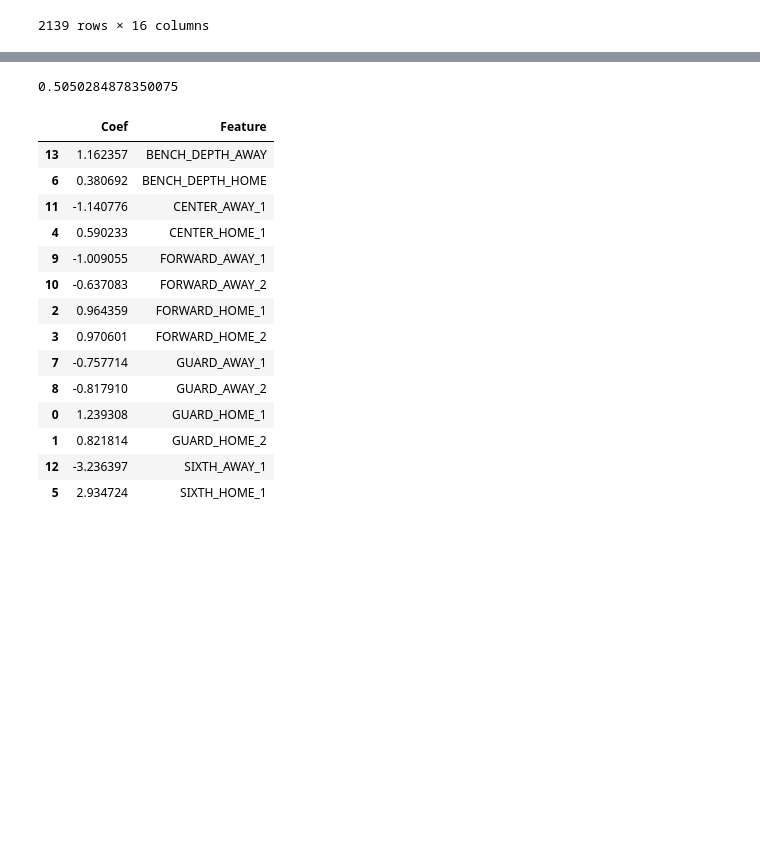
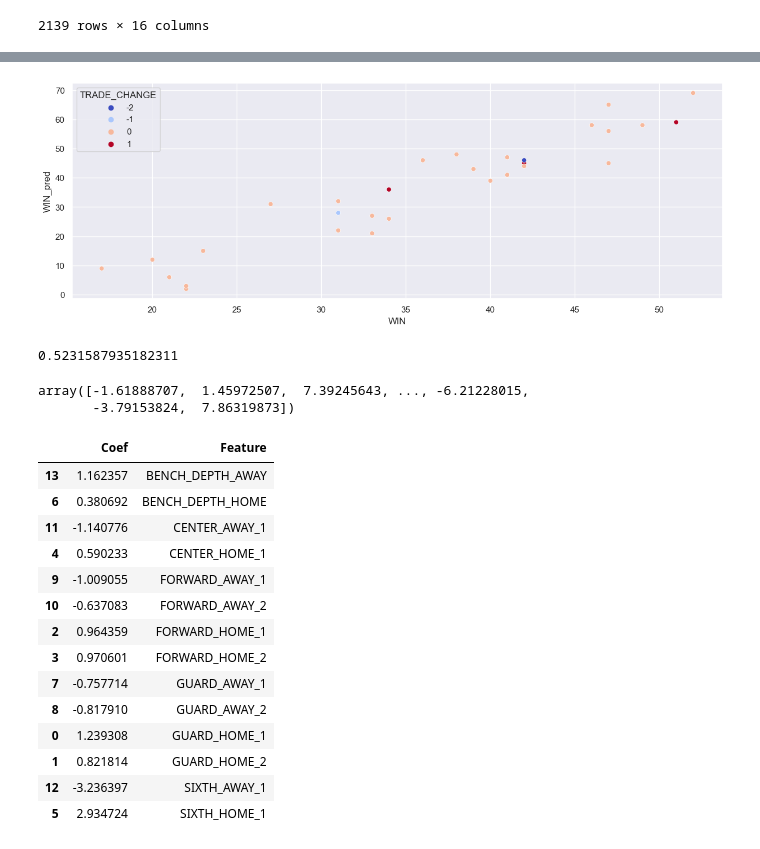
Before and after one commit to finnoh/data_science_project, a Jupyter notebook: season_prediction_rapm.ipynb, the cells around one changed output, grey strips where cells are left out. Saved outputs shown, nothing was run; the diff lists cells and outputs as text; code cells hidden in the pictures; blank space fills up the shorter version.

```diff
--- a/season_prediction_rapm.ipynb
+++ b/season_prediction_rapm.ipynb
@@ -349,0 +653,3 @@ df_int_test
+# %%
+prediction = rf.predict(X_trade)
+df_int_test['Prediction_Trade_PM'] = prediction
@@ -349,0 +662,7 @@ df_int_test
+# %%
+df_int_test['WIN_HOME'] = np.where(df_int_test['PLUS_MINUS_y'] > 0, 1, 0)
+df_int_test['WIN_AWAY'] = np.where(df_int_test['PLUS_MINUS_y'] > 0, 0, 1)
+df_int_test['WIN_HOME_pred'] = np.where(df_int_test['Prediction_PM'] > 0, 1, 0)
+df_int_test['WIN_AWAY_pred'] = np.where(df_int_test['Prediction_PM'] > 0, 0, 1)
+df_int_test['WIN_HOME_trade'] = np.where(df_int_test['Prediction_Trade_PM'] > 0, 1, 0)
+df_int_test['WIN_AWAY_trade'] = np.where(df_int_test['Prediction_Trade_PM'] > 0, 0, 1)
@@ -349,0 +687,22 @@ df_int_test
+# %%
+season_performance_home = df_int_test.groupby(['SEASON_ID_x', 'HOME_TEAM_ABB'])[['WIN_HOME', 'WIN_HOME_pred', 'WIN_HOME_trade']].sum()
+season_performance_away = df_int_test.groupby(['SEASON_ID_x', 'AWAY_TEAM_ABB'])[['WIN_AWAY', 'WIN_AWAY_pred', 'WIN_AWAY_trade']].sum()
+season_performance_home.reset_index(inplace=True)
+season_performance_away.reset_index(inplace=True)
+
+season_performance_tmp = pd.merge(season_performance_home, season_performance_away, left_on=['SEASON_ID_x', 'HOME_TEAM_ABB'], right_on=['SEASON_ID_x', 'AWAY_TEAM_ABB'])
+# %%
+season_performance_tmp['WIN'] = season_performance_tmp['WIN_HOME'] + season_performance_tmp['WIN_AWAY']
+season_performance_tmp['WIN_pred'] = season_performance_tmp['WIN_HOME_pred'] + season_performance_tmp['WIN_AWAY_pred']
+season_performance_tmp['WIN_trade'] = season_performance_tmp['WIN_HOME_trade'] + season_performance_tmp['WIN_AWAY_trade']
+season_performance_tmp['TEAM_ABBREVIATION'] = season_performance_tmp['HOME_TEAM_ABB']
+
+season_performance_tmp['TRADE_CHANGE'] = season_performance_tmp['WIN_trade'] - season_performance_tmp['WIN_pred']
+
+season_performance = season_performance_tmp.drop(['HOME_TEAM_ABB', 'AWAY_TEAM_ABB', 'WIN_HOME', 'WIN_HOME_pred', 'WIN_HOME_trade', 'WIN_AWAY', 'WIN_AWAY_pred', 'WIN_AWAY_trade'], axis=1)
+
+season_performance['RANK'] = season_performance['WIN'].astype(int).rank(ascending=False)
+season_performance['RANK_pred'] = season_performance['WIN_pred'].astype(int).rank(ascending=False)
+season_performance['RANK_trade'] = season_performance['WIN_trade'].astype(int).rank(ascending=False)
+
+season_performance = season_performance.sort_values(['SEASON_ID_x', 'RANK'], ascending=True)
@@ -400,3 +998,8 @@ plt.show()
+# %%
+sns.scatterplot(data=season_performance, x="WIN", y="WIN_pred", hue="TRADE_CHANGE", palette='coolwarm')
+plt.show()
+# %% [output]
+[figure, added]
 # %%
 from sklearn.ensemble import RandomForestRegressor
 from sklearn.linear_model import LinearRegression
@@ -419,10 +1022,17 @@ pred_rf = regr.predict(X_test)
 pred_ols = ols.predict(X_test)
 pred_ridge = ridge.predict(X_test)
 
+trade_ols = ols.predict(X_trade)
+
 ridge.score(X, y)
 regr.score(X, y)
 # %% [output]
-0.5050284878350075
+0.5231587935182311
+# %%
+trade_ols
+# %% [output]
+array([-1.61888707,  1.45972507,  7.39245643, ..., -6.21228015,
+       -3.79153824,  7.86319873])
 # %%
 df_coef = pd.DataFrame({'Coef':ols.coef_,'Feature':features_names})
 df_coef.sort_values(['Feature'])
```
Also changed, not shown: parts of 50 cells of this notebook, 6 other files.
